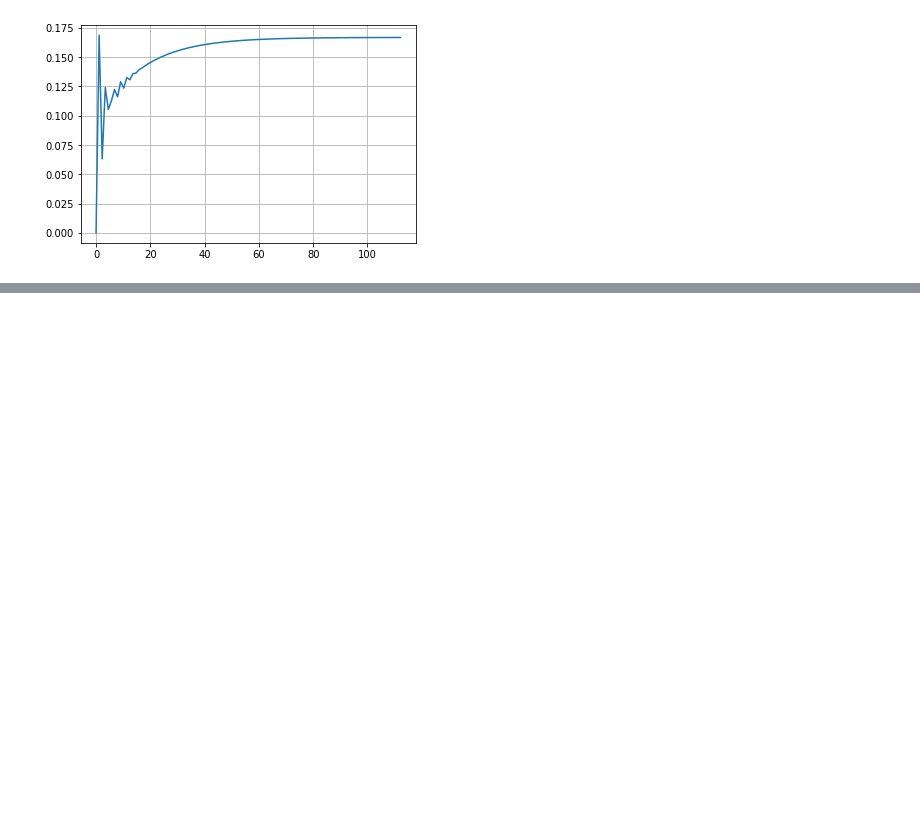
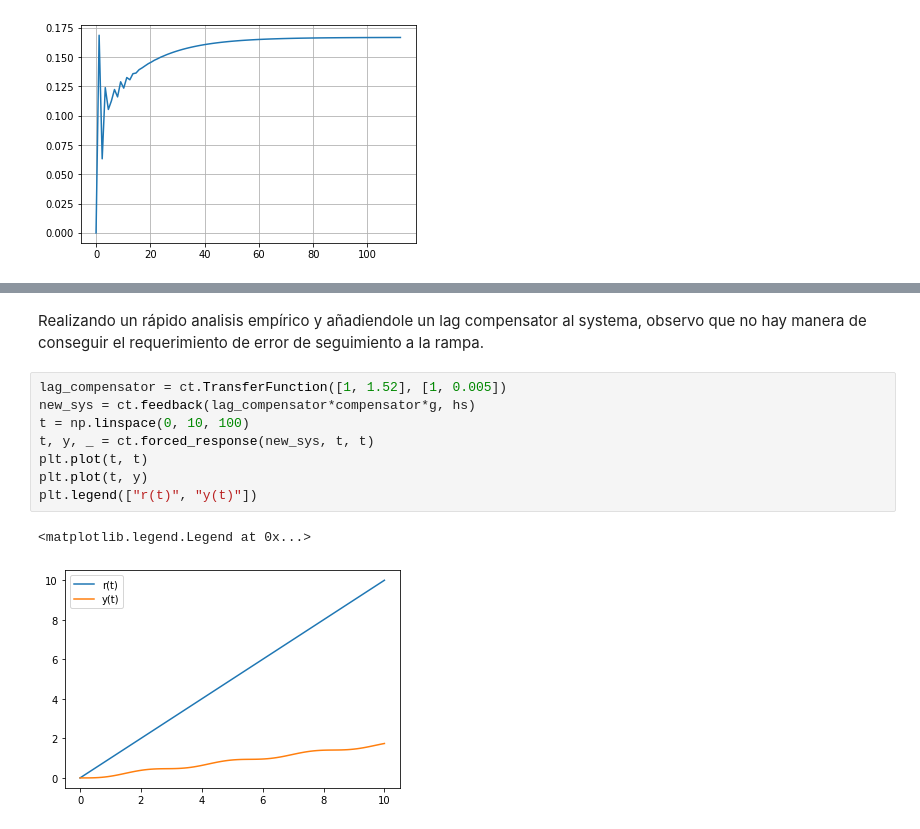
Before and after one commit to bregydoc/controlsystems2020, a Jupyter notebook: exams/PC2.ipynb, the cells around one changed output, grey strips where cells are left out. Drawn from its saved outputs; the diff is of its cells as text; blank space fills up the shorter version.

Commit message:
little fix in compensator design

```diff
--- a/exams/PC2.ipynb
+++ b/exams/PC2.ipynb
@@ -331,0 +399,13 @@ ct.step_info(sys)
+# %% [markdown]
+Realizando un rápido analisis empírico y añadiendole un lag compensator al systema, observo que no hay manera de conseguir el requerimiento de error de seguimiento a la rampa.
+# %%
+lag_compensator = ct.TransferFunction([1, 1.52], [1, 0.005])
+new_sys = ct.feedback(lag_compensator*compensator*g, hs)
+t = np.linspace(0, 10, 100)
+t, y, _ = ct.forced_response(new_sys, t, t)
+plt.plot(t, t)
+plt.plot(t, y)
+plt.legend(["r(t)", "y(t)"])
+# %% [output]
+<matplotlib.legend.Legend at 0x...>
+[figure, added]
```
Also changed, not shown: parts of 13 cells of this notebook, 2 other files.
